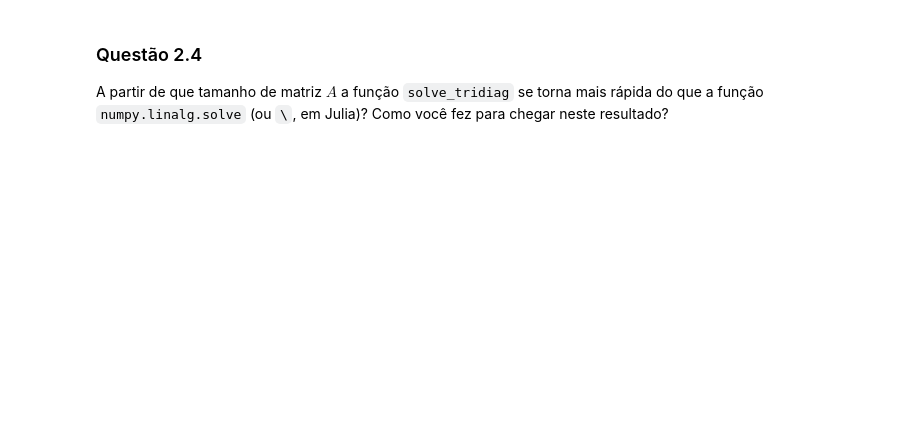
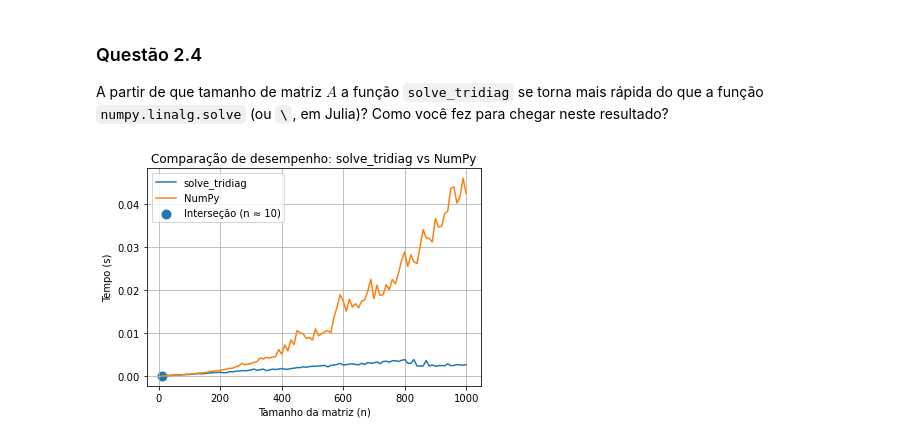
Before and after one commit to aliicerabello/fgv-aln-projeto1, a Jupyter notebook: Projeto1_2.ipynb, the cells around one changed output. Saved outputs shown, nothing was run; the diff lists cells and outputs as text; code cells hidden in the pictures; blank space fills up the shorter version.

```diff
--- a/Projeto1_2.ipynb
+++ b/Projeto1_2.ipynb
@@ -156,42 +189,82 @@ A partir de que tamanho de matriz $A$ a função `solve_tridiag` se torna mais r
 Como você fez para chegar neste resultado?
 # %%
 import numpy as np
+import time
+import os
 
-def solve_tridiag_np(A,b):
-    np.linalg.solve(A, b)
+# reduz variação do NumPy
+os.environ["OMP_NUM_THREADS"] = "1"
 
-def rodar_testes_np(limite, repeticoes=10):
-    """
-    compara solve_tridiag_np e solve_tridiag.
-    usa só o medidor perf_counter
-    """
-    A, b, x_real = gerar_sistema_tridiag(n)
 
-    for n in range(limite, 100): #100 em 100
-        # mesma matriz para todos (mesmos dados numéricos)
-        A, b, x_real = gerar_sistema_tridiag(i)
+def solve_tridiag_np(A, b):
+    return np.linalg.solve(A, b)
 
-        m = len(A)
-        n = len(A[0])
+
+def benchmark(func, A, b, repeticoes=20):
+    tempos = []
+    for _ in range(repeticoes):
+        inicio = time.perf_counter()
+        func(A, b)
+        fim = time.perf_counter()
+        tempos.append(fim - inicio)
+    return np.min(tempos)  # mais estável (reduz ruído)
+
+
+def rodar_testes(inicio=10, fim=1000, passo=50, repeticoes=20):
+    tamanhos, tempos_solve, tempos_np = [], [], []
+    cruzamento = None
+
+    for n in range(inicio, fim + 1, passo):
+        A, b, x = gerar_sistema_tridiag(n)
+
+        # converte UMA vez (remove ruído)
+        A_np = np.array(A)
+        b_np = np.array(b)
 
         # aquecimento
-        solve_tridiag(A,b)
-        solve_tridiag_np(A,b)
+        solve_tridiag(A, b)
+        np.linalg.solve(A_np, b_np)
 
-        # medição
-        t_np = medir_tridiag(solve_tridiag_np, A, b, repeticoes)
-        t_tridiag = medir_tridiag(solve_tridiag, A, b, repeticoes)
-        razao = t_np/t_tridiag
+        t_solve = benchmark(solve_tridiag, A, b, repeticoes)
+        t_np = benchmark(lambda A, b: solve_tridiag_np(A_np, b_np), A, b, repeticoes)
 
-        #exibição no terminal
-        print(f"\n=== A: {m}×{n}  |  b: {m}×{1} ===")
-        print(f"{'Função':<20} {'Tempo (s)':>12} {'Razão vs solve_tridiag':>16}")
-        print("-" * 50)
-        print(f"{'solve_tridiag (lista)':<20} {t_tridiag:>12.6f} {'1.00x':>16}")
-        print(f"{'solve_tridiag_np':<20} {t_np:>12.6f} {razao:>15.2f}x")
+        tamanhos.append(n)
+        tempos_solve.append(t_solve)
+        tempos_np.append(t_np)
+
+        if t_solve < t_np and cruzamento is None:
+            cruzamento = n
+
+    return tamanhos, tempos_solve, tempos_np, cruzamento
+
+tamanhos, tempos_solve, tempos_np, cruzamento = rodar_testes(10, 1000, 10, 30)
 
 
-#CORRIGIR O FATO DE ACHAR O TEMPO T QUE ELES ULTRAPASSAM
+import matplotlib.pyplot as plt
 
-rodar_testes_np(10000, repeticoes=10)
+def plotar_comparativo(tamanhos, tempos_solve, tempos_np, cruzamento):
+    plt.figure()
+
+    plt.plot(tamanhos, tempos_solve, label="solve_tridiag")
+    plt.plot(tamanhos, tempos_np, label="NumPy")
+
+    if cruzamento is not None:
+        idx = tamanhos.index(cruzamento)
+        x_cross = tamanhos[idx]
+        y_cross = tempos_solve[idx]
+
+        plt.scatter(x_cross, y_cross, s=80,
+                    label=f"Interseção (n ≈ {cruzamento})")
+
+    plt.xlabel("Tamanho da matriz (n)")
+    plt.ylabel("Tempo (s)")
+    plt.title("Comparação de desempenho: solve_tridiag vs NumPy")
+    plt.legend()
+    plt.grid()
+
+    plt.show()
+
+plotar_comparativo(tamanhos, tempos_solve, tempos_np, cruzamento)
+# %% [output]
+[figure, added]
 # %% [markdown]
```
Also changed, not shown: parts of 6 cells of this notebook, 3 other files.
